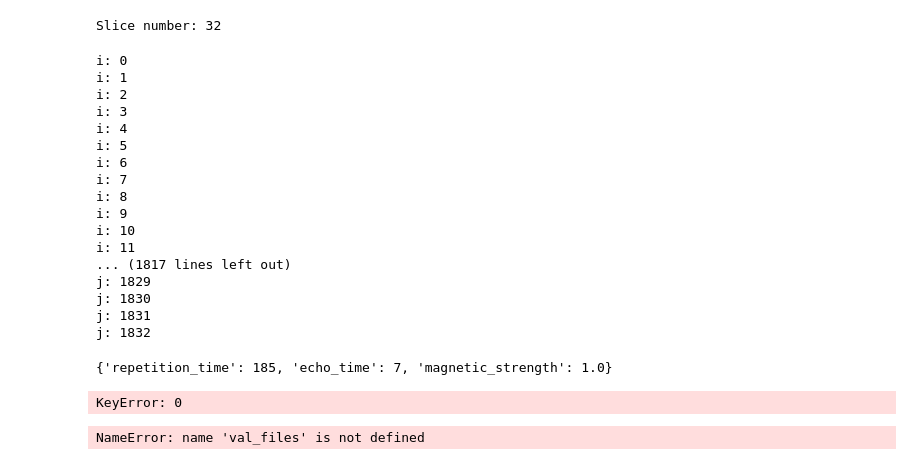
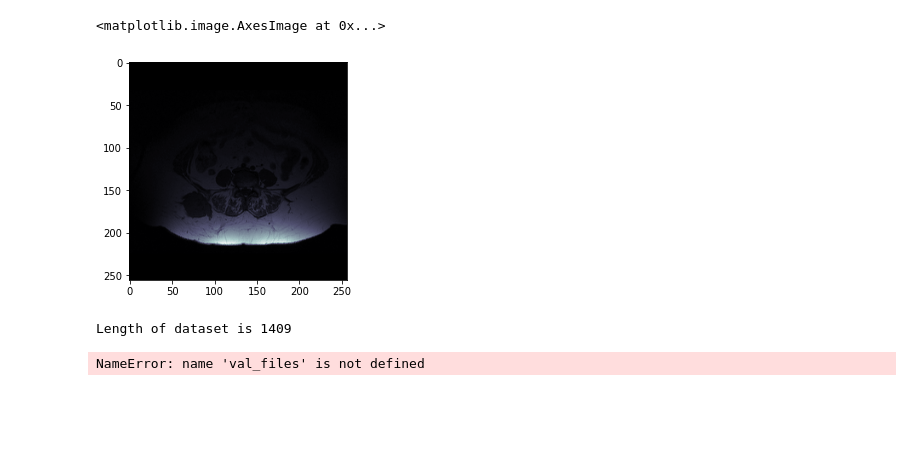
Before and after one commit to ahmadhabbie/HabbieDicomSort, a Jupyter notebook: MONAI.ipynb, the cells around one changed output. Drawn from its saved outputs; the diff is of its cells as text; code cells hidden in the pictures; blank space fills up the shorter version.

```diff
--- a/MONAI.ipynb
+++ b/MONAI.ipynb
@@ -85,7 +57,6 @@ for split in ["Train Sample", "Test Sample"]:
                     dicom_file_path = os.path.join(root, file)
                     label = extract_label(root)
                     train_list.append({"path": dicom_file_path, "label": label})
-            print(f"Slice number: {len(files)}")
     else:
         for root, _, files in os.walk(split_folder):
             for file in files:
@@ -108,62 +79,37 @@ class CustomDataset(Dataset):
         # Load the DICOM file and extract information
         dicom_data = pydicom.dcmread(dicom_file_path)
 
+        #take image data
+        pixel_data = dicom_data.pixel_array
         # DICOM header attributes
-        repetition_time = int(float(dicom_data.RepetitionTime))
-        echo_time = int(float(dicom_data.EchoTime))
-        magnetic_strength = round(dicom_data.MagneticFieldStrength, 1)
+        patient_ID = dicom_data.PatientName
+        if hasattr(dicom_data, 'RepetitionTime'):
+            repetition_time = int(float(dicom_data.RepetitionTime))
+            #print(f"Repetition Time (TR): {repetition_time}")
 
-        return {"path": dicom_file_path, "label": label, "metadata": {"repetition_time": repetition_time, "echo_time": echo_time, "magnetic_strength": magnetic_strength}}
+        if hasattr(dicom_data, 'EchoTime'):
+            echo_time = int(float(dicom_data.EchoTime))
+            #print(f"Echo Time (TE): {echo_time}")
+
+        if hasattr(dicom_data, 'MagneticFieldStrength'):
+            magnetic_strength = dicom_data.MagneticFieldStrength
+            #print(f"Magnetic Field Strength: {round(magnetic_strength, 1)}")
+        return {"image": pixel_data, "label": label, "patient_name": patient_ID, "metadata": {"repetition_time": repetition_time, "echo_time": echo_time, "magnetic_strength": magnetic_strength}}
 
 # Create a MONAI dataset
 train = CustomDataset(data=train_list)
 test = CustomDataset(data=test_list)
-# %% [output]
-Slice number: 32
-# %%
-train = []
-test = []
-for i in range (n_train):
-    train.append(dataset[i])
-for j in range(n_train, len(dataset)):
-    test.append(dataset[j])
-# %% [output]
-i: 0
-i: 1
-i: 2
-i: 3
-i: 4
-i: 5
-i: 6
-i: 7
-i: 8
-i: 9
-i: 10
-i: 11
-... (1817 lines left out)
-j: 1829
-j: 1830
-j: 1831
-j: 1832
-# %%
-train[25]['metadata']
-# %% [output]
-{'repetition_time': 185, 'echo_time': 7, 'magnetic_strength': 1.0}
-# %%
-for batch in data_loader:
-    batch_data = batch[0]
-    dicom_file_path = batch_data["path"]
-    label = batch_data["label"]
-    repetition_time = batch_data["repetition_time"]
-    echo_time = batch_data["echo_time"]
-
-    print(f"DICOM file path: {dicom_file_path}")
-    print(f"Label: {label}")
-    print(f"Repetition Time: {repetition_time}")
-    print(f"Echo Time: {echo_time}")
-    print()
-# %% [output]
-KeyError: 0
+# %%
+plt.imshow(train[0]['image'], plt.cm.bone)
+# %% [output]
+<matplotlib.image.AxesImage at 0x...>
+[figure, added]
+# %%
+train_dataset = monai.data.Dataset(train, transform=None)
+
+print(f"Length of dataset is {len(train_dataset)}")
+# %% [output]
+Length of dataset is 1409
 # %%
 train_transforms = Compose(
     [
```
Also changed, not shown: parts of 2 cells of this notebook.
